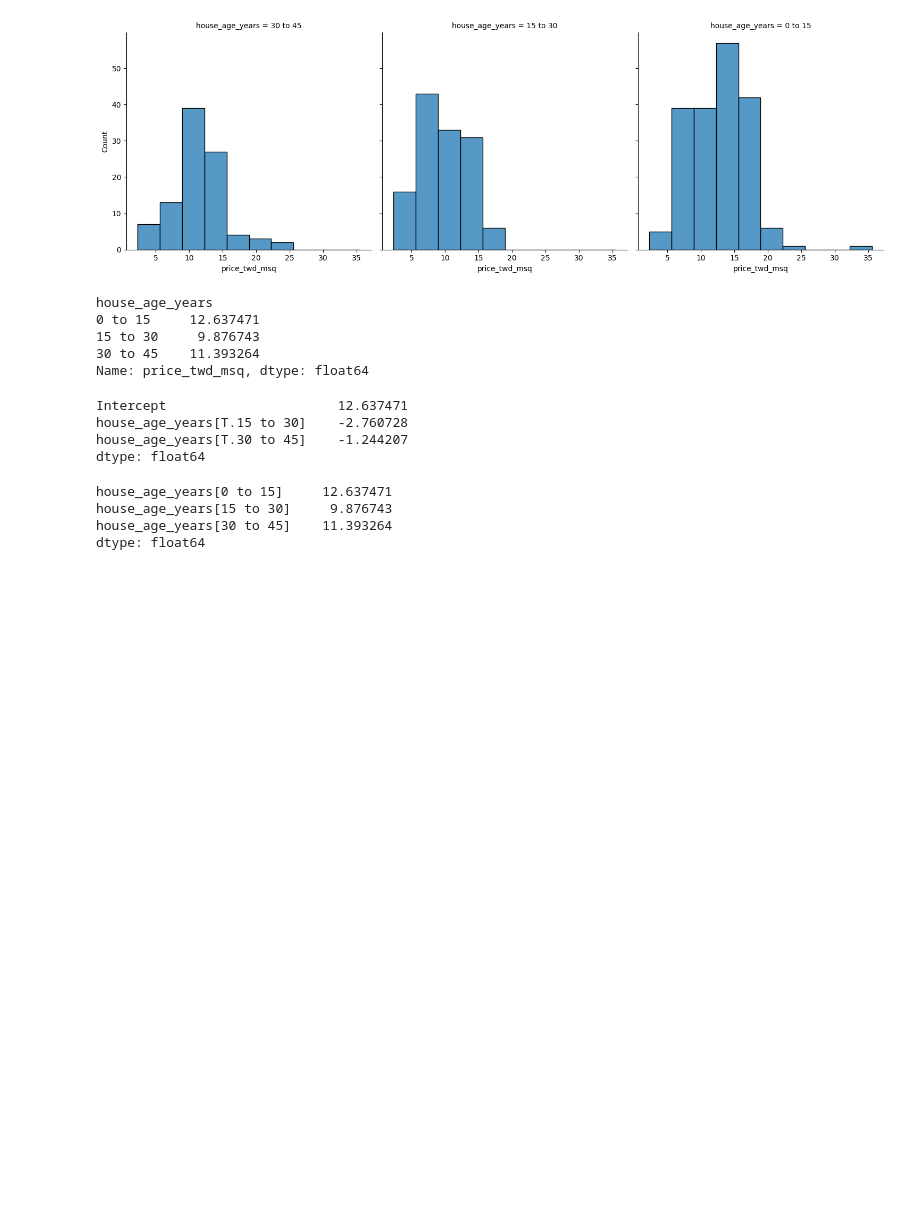
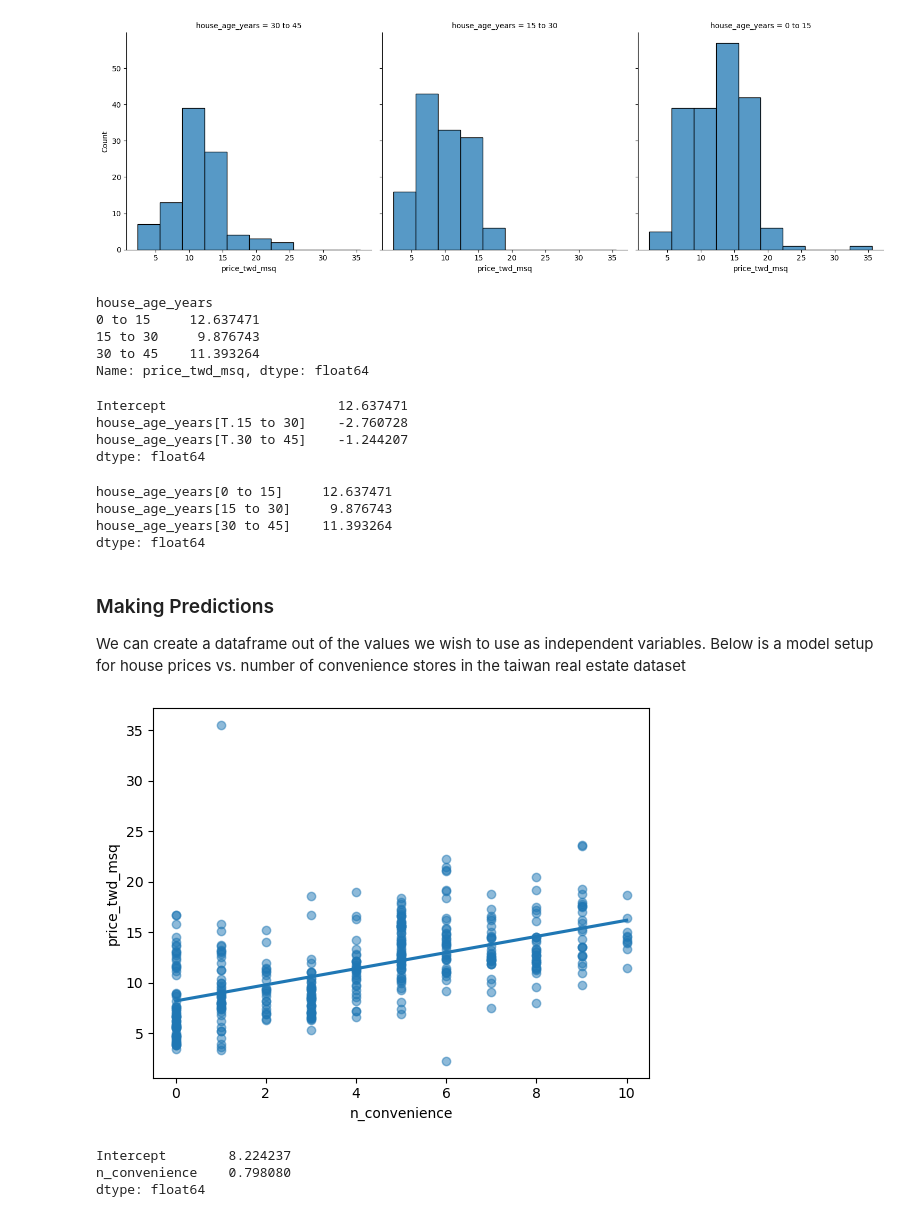
Before and after one commit to drksz/Learning-ML, a Jupyter notebook: RegressionIntro.ipynb, the cells around one changed output. Drawn from its saved outputs; the diff is of its cells as text; code cells hidden in the pictures; blank space fills up the shorter version.

Commit message:
started on LR model prediction basics

```diff
--- a/RegressionIntro.ipynb
+++ b/RegressionIntro.ipynb
@@ -123,3 +124,27 @@ house_age_years[0 to 15]     12.637471
 house_age_years[15 to 30]     9.876743
 house_age_years[30 to 45]    11.393264
 dtype: float64
+# %% [markdown]
+### Making Predictions
+
+We can create a dataframe out of the values we wish to use as independent variables. Below is a model setup for house prices vs. number of convenience stores in the taiwan real estate dataset
+# %%
+sns.regplot(
+    x='n_convenience',
+    y='price_twd_msq',
+    data=taiwan_real_estate,
+    ci=None,
+    scatter_kws={'alpha':0.5}
+)
+
+plt.show()
+# %% [output]
+[figure, added]
+# %%
+mdl_price_vs_conv = ols('price_twd_msq ~ n_convenience', data=taiwan_real_estate).fit()
+
+print(mdl_price_vs_conv.params)
+# %% [output]
+Intercept        8.224237
+n_convenience    0.798080
+dtype: float64
```
Also changed, not shown: parts of 5 cells of this notebook.
